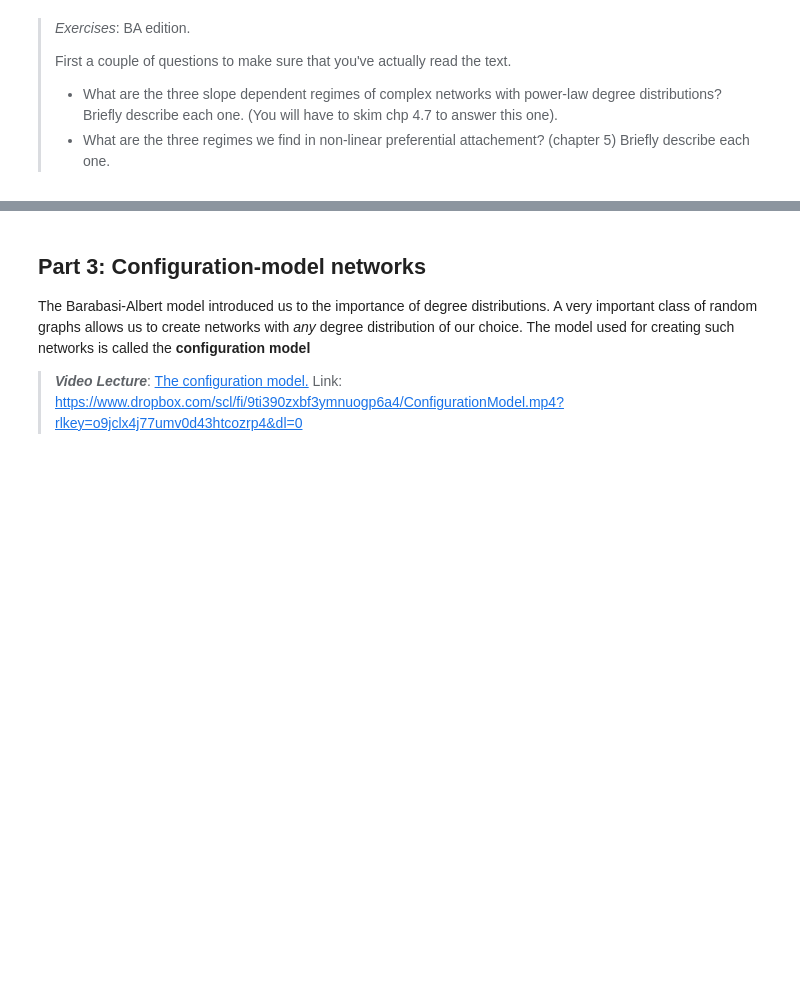
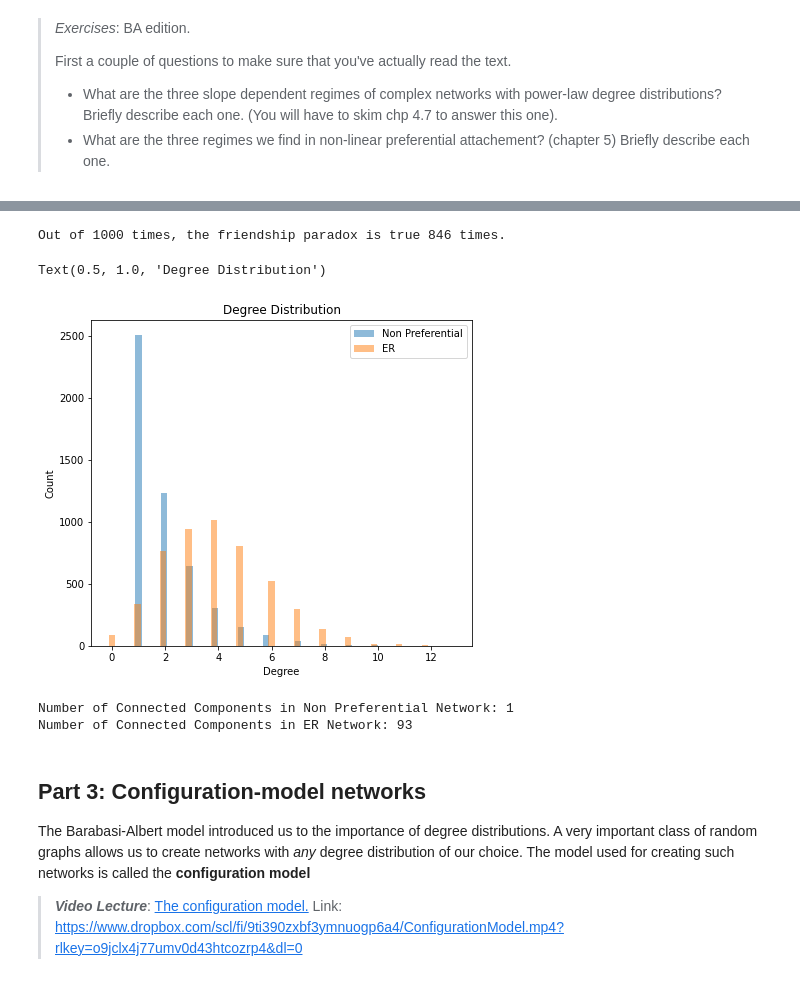
Before and after one commit to pierrehogenhaug/socialgraphs2023, a Jupyter notebook: lectures/Week3SOL.ipynb, the cells around one changed output, grey strips where cells are left out. Drawn from its saved outputs; the diff is of its cells as text; code cells hidden in the pictures; blank space fills up the shorter version.

```diff
--- a/lectures/Week3SOL.ipynb
+++ b/lectures/Week3SOL.ipynb
@@ -162,3 +255,67 @@ And now it's time for you guys to read. Recall that Barabasi (who wrote the text
+# %%
+def friendship_paradox(G):
+    node_i = random.choice(list(G.nodes()))
+    degree_i = G.degree(node_i)
+
+    neighbors = list(G.neighbors(node_i))
+    avg_degree_neighbors = np.mean([G.degree(neighbor) for neighbor in neighbors])
+
+    return degree_i, avg_degree_neighbors
+
+counter = 0
+for i in range(1000):
+    degree_i, avg_degree_neighbors = friendship_paradox(G)
+    if avg_degree_neighbors > degree_i:
+        counter += 1
+
+print(f"Out of 1000 times, the friendship paradox is true {counter} times.")
+# %% [output]
+Out of 1000 times, the friendship paradox is true 846 times.
+# %%
+# Building Network Without Preferential Attachment & Comparing with ER Network
+
+# creating a nw with growth but without preferential attachment
+G_non_pref = nx.Graph()
+G_non_pref.add_edge(1,2)
+
+for i in range(4998):
+    new_node = max(G_non_pref.nodes())+1
+    selected_node = random.choice(list(G_non_pref.nodes()))
+    G_non_pref.add_edge(new_node, selected_node)
+# %%
+# Creating an ER network with same size and probability p
+p_ER = 2*G.number_of_edges() / (5000 * (5000 - 1)) # from 2E/N(N-1)
+G_ER = nx.erdos_renyi_graph(5000, p_ER)
+# %%
+# Checking differences
+# Degree Distribution
+degrees_non_pref = [degree for node, degree in G_non_pref.degree()]
+degrees_ER = [degree for node, degree in G_ER.degree()]
+# %%
+hist_non_pref, bin_edges_non_pref = np.histogram(degrees_non_pref, bins=50)
+hist_ER, bin_edges_ER = np.histogram(degrees_ER, bins=50)
+
+plt.figure(figsize=(15, 6))
+plt.subplot(1, 2, 1)
+plt.bar(bin_edges_non_pref[:-1], hist_non_pref, width=bin_edges_non_pref[1]-bin_edges_non_pref[0], alpha=0.5, label="Non Preferential")
+plt.bar(bin_edges_ER[:-1], hist_ER, width=bin_edges_ER[1]-bin_edges_ER[0], alpha=0.5, label="ER")
+plt.legend()
+plt.xlabel("Degree")
+plt.ylabel("Count")
+plt.title("Degree Distribution")
+# %% [output]
+Text(0.5, 1.0, 'Degree Distribution')
+[figure, added]
+# %%
+# Number of Connected Components
+num_components_non_pref = len(list(nx.connected_components(G_non_pref)))
+num_components_ER = len(list(nx.connected_components(G_ER)))
+
+print(f"Number of Connected Components in Non Preferential Network: {num_components_non_pref}")
+print(f"Number of Connected Components in ER Network: {num_components_ER}")
+# %% [output]
+Number of Connected Components in Non Preferential Network: 1
+Number of Connected Components in ER Network: 93
 # %% [markdown]
 ## Part 3: Configuration-model networks
 
```
Also changed, not shown: parts of 9 cells of this notebook.
